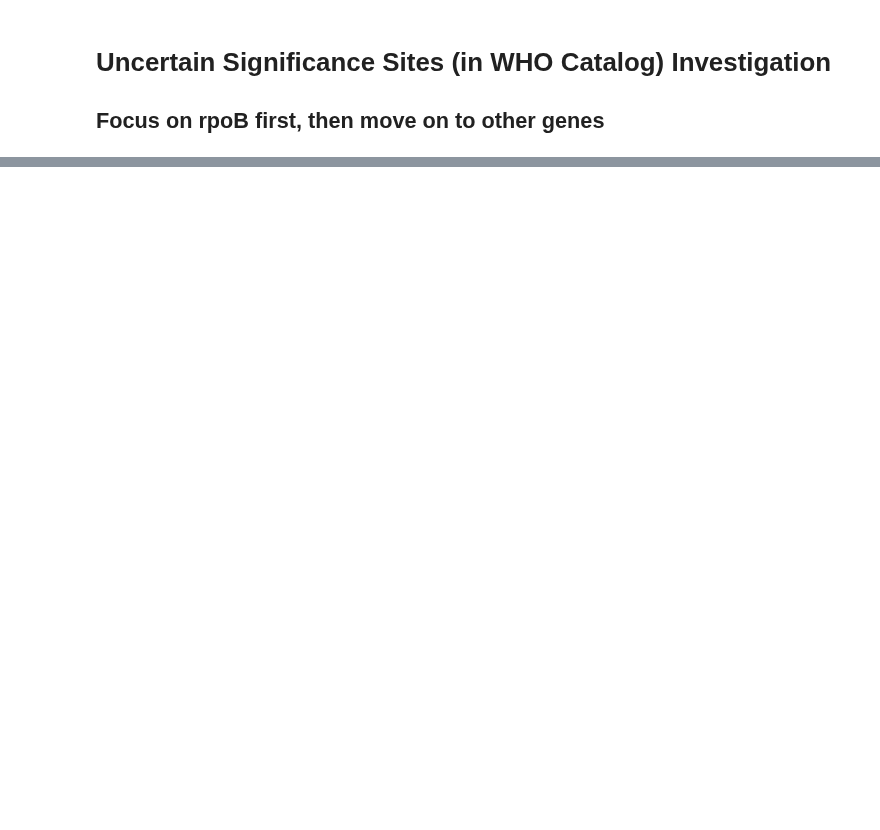
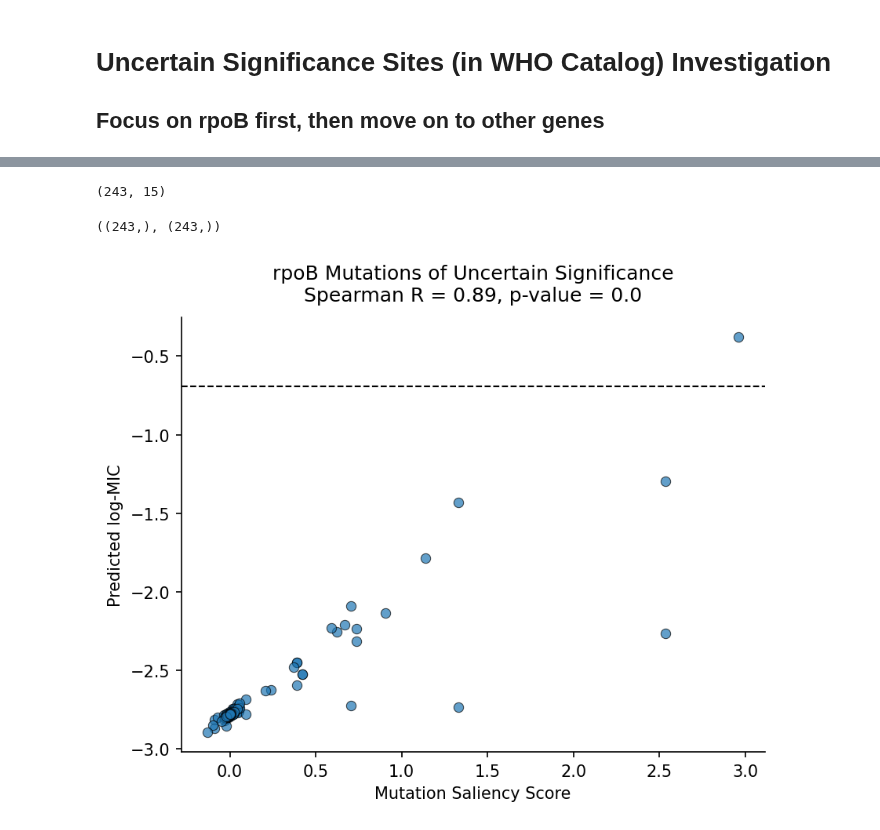
Before and after one commit to sanju99/MtbQuantCNN, a Jupyter notebook: analysis/analysis.ipynb, the cells around one changed output, grey strips where cells are left out. Drawn from its saved outputs; the diff is of its cells as text; code cells hidden in the pictures; blank space fills up the shorter version.

```diff
--- a/analysis/analysis.ipynb
+++ b/analysis/analysis.ipynb
@@ -175,0 +472,9 @@ plt.show()
+# %%
+# requires X, lower bounds, and upper bounds. For prediction, the bounds don't matter
+# they only matter for computing error, so just put in zeros
+
+# X and df_genos are in the same order because df_genos is passed in as an argument to the function to make X
+predicted_mics = best_model.predict([X, np.zeros(X.shape[0]), np.zeros(X.shape[0])]).flatten()
+
+# add to the dataframe
+df_genos["MIC_pred"] = predicted_mics
@@ -175,0 +552,67 @@ plt.show()
+# %%
+plot_df = df_genos.merge(rif_rpoBC_df, left_on="genome_index", right_on="Pos", how="left").reset_index(drop=True)
+
+saliency_scores = []
+
+for i, row in plot_df.iterrows():
+
+    if not pd.isnull(row["Max"]):
+        if row["Max_Sig"] == 1 and row["Min_Sig"] == 0:
+            plot_df.loc[i, "saliency_score"] = row["Max"]
+        elif row["Max_Sig"] == 0 and row["Min_Sig"] == 1:
+            plot_df.loc[i, "saliency_score"] = row["Min"]
+        elif row["Max_Sig"] == 1 and row["Min_Sig"] == 1:
+
+            # take the one with the larger magnitude
+            if row["Max"] > -row["Min"]:
+                plot_df.loc[i, "saliency_score"] = row["Max"]
+            else:
+                plot_df.loc[i, "saliency_score"]  = row["Min"]
+    else:
+        plot_df.loc[i, "saliency_score"] = combine_score_across_multiple_sites(row["genome_index"])
+
+print(plot_df.shape)
+# %% [output]
+(243, 15)
+# %%
+def perform_correlation_permutation_test(x, y, corr_func, num_reps=1000):
+
+    # 1. Shuffle data pairs
+    # 2. Compute correlation coefficient R on the shuffled set
+    # 3. Repeat N times and see how many times the permuted Rs are as extreme as the true value
+
+    true_val = corr_func(x, y)[0]
+    permuted_corrs = []
+
+    for _ in range(num_reps):
+        y_permute = y.copy()
+        np.random.shuffle(y_permute)
+        permuted_corrs.append(corr_func(x, y_permute)[0])
+
+    if true_val > 0:
+        return true_val, permuted_corrs, np.mean(permuted_corrs > true_val)
+    else:
+        return true_val, permuted_corrs, np.mean(permuted_corrs < true_val)
+# %%
+x.shape, y.shape
+# %% [output]
+((243,), (243,))
+# %%
+x = plot_df["saliency_score"].values
+y = plot_df["MIC_pred"].values
+
+plt.scatter(x, y, s=35, edgecolors="black", linewidths=0.5, alpha=0.7)
+#fig, ax = plt.subplots()
+# ax.scatter_density(x, y, cmap=white_viridis)
+#plt.plot([np.min(plot_df["saliency_score"]), np.max(plot_df["saliency_score"])], [y0, y1], color="tomato")
+
+corr, permuted_corrs, pval = perform_correlation_permutation_test(x, y, st.spearmanr)
+
+plt.title(f"rpoB Mutations of Uncertain Significance\nSpearman R = {np.round(corr, 2)}, p-value = {pval}")
+plt.axhline(y=np.log(0.5), color="black", linestyle="dashed", linewidth=1)
+plt.xlabel("Mutation Saliency Score")
+plt.ylabel("Predicted log-MIC")
+sns.despine()
+plt.savefig("/home/sak0914/uncertain_rpoB_scatter.png", dpi=300)
+# %% [output]
+[figure, added]
```
Also changed, not shown: parts of 44 cells of this notebook, 2 other files.
